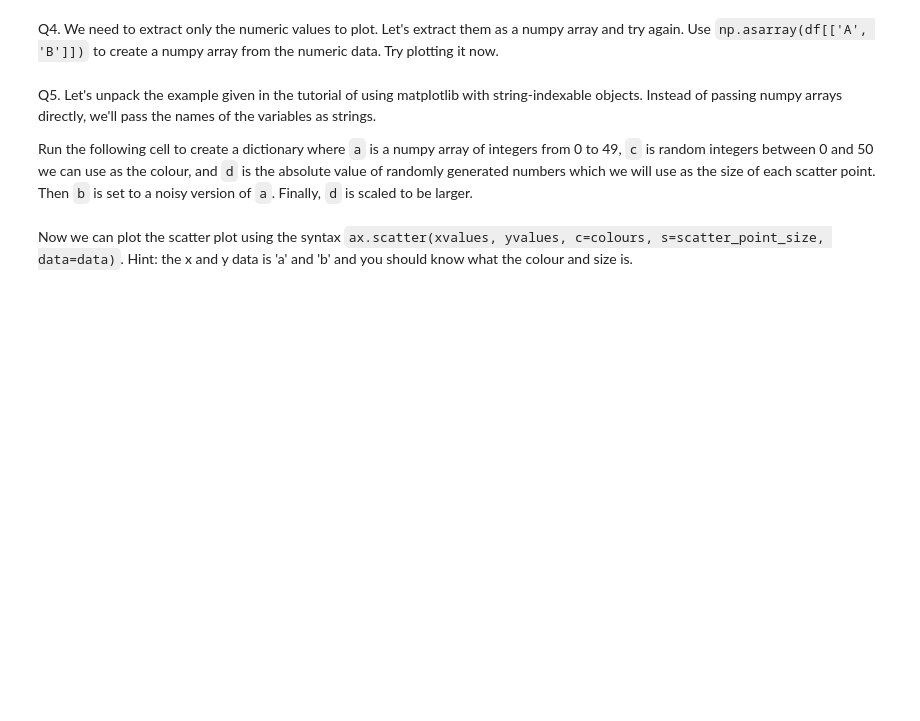
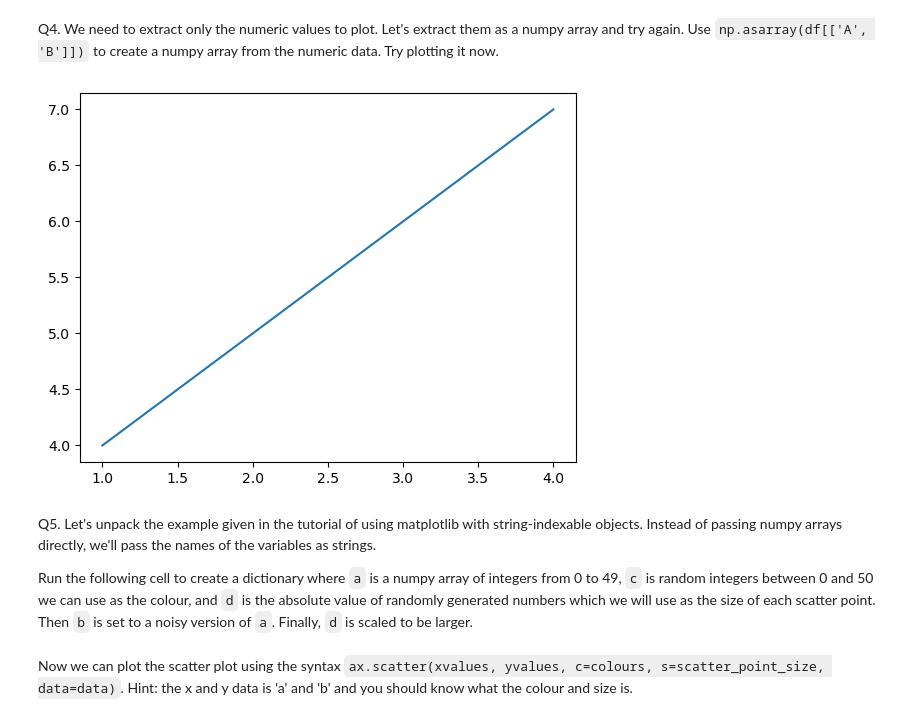
Before and after one commit to lakillo/my-isc-work, a Jupyter notebook: python-data/exercises/ex05_matplotlib.ipynb, the cells around one changed output. Cells and saved outputs as stored; diff of their text form; code cells hidden in the pictures; blank space fills up the shorter version.

```diff
--- a/python-data/exercises/ex05_matplotlib.ipynb
+++ b/python-data/exercises/ex05_matplotlib.ipynb
@@ -38,5 +61,15 @@ Try plotting the dataframe directly. Do you know why there is an error?
 # %% [markdown]
 Q4. We need to extract only the numeric values to plot. Let's extract them as a numpy array and try again. Use `np.asarray(df[['A', 'B']])` to create a numpy array from the numeric data. Try plotting it now.
+# %%
+xaxis = np.asarray(df[['A']])
+yaxis = np.asarray(df[['B']])
+
+fig, ax = plt.subplots()
+
+ax.plot(xaxis, yaxis)
+plt.show()
+# %% [output]
+[figure, added]
 # %% [markdown]
 Q5. Let's unpack the example given in the tutorial of using matplotlib with string-indexable objects. Instead of passing numpy arrays directly, we'll pass the names of the variables as strings.
 
```
Also changed, not shown: parts of 7 cells of this notebook, 1 other file.
